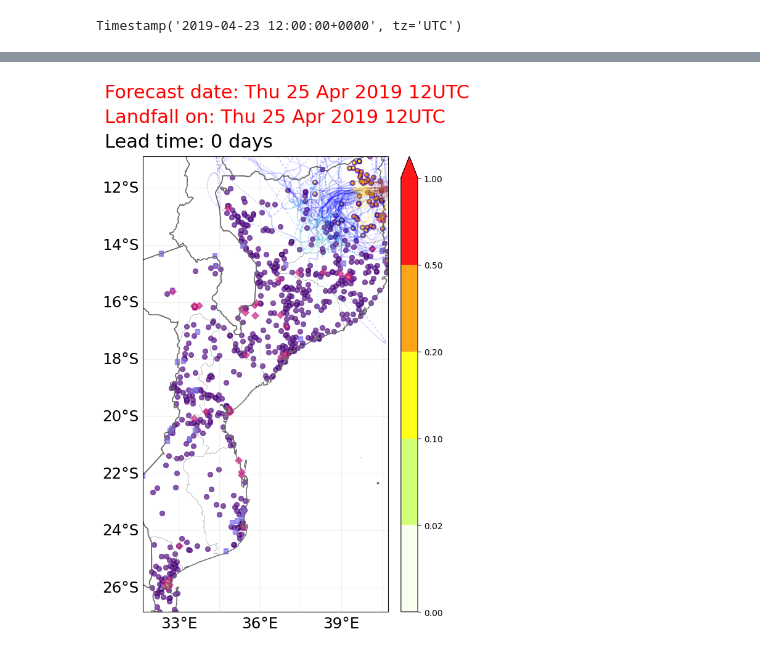
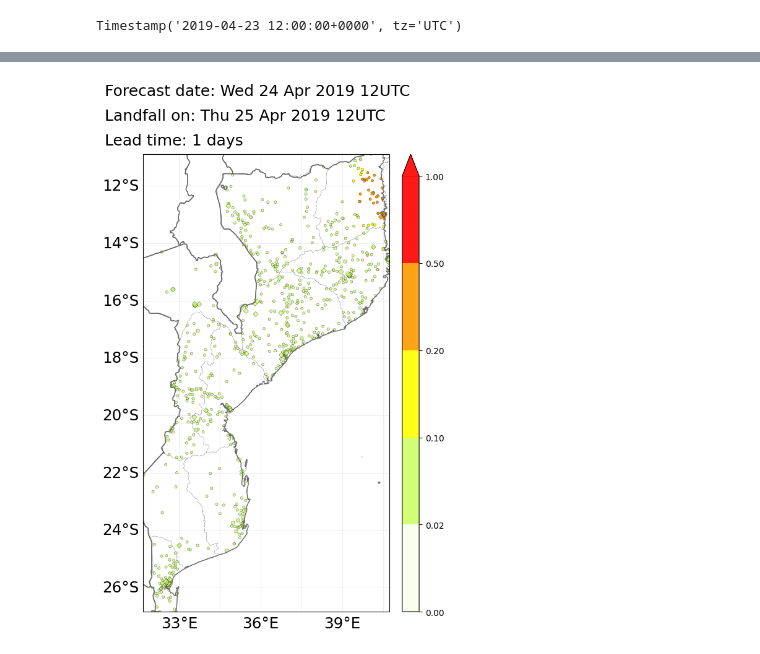
Before and after one commit to Gabespejo/Impact-based-forecast-for-CI-during-TC-CLIMADA, a Jupyter notebook: MOZ_struc_KENNETH_2025.ipynb, the cells around one changed output, grey strips where cells are left out. Drawn from its saved outputs; the diff is of its cells as text; code cells hidden in the pictures.

```diff
--- a/MOZ_struc_KENNETH_2025.ipynb
+++ b/MOZ_struc_KENNETH_2025.ipynb
@@ -1490,7 +1178,0 @@ plotting_tracks = plot_impact_track(ens_variables ['ens_Kenneth_20190425120000']
-# %%
-from climada_petals.hazard.IMP_TRACKFORECAST import plot_tracks_nolegend
-filename= "/cluster/home/gespejo/MOZ_struc_plots_kenneth/MOZ_20190425120000_trucimpforecast_nolegend_imph2.jpg"
-plotting_tracks_nolegend = plot_tracks_nolegend(ens_variables ['ens_Kenneth_20190425120000'],exp_longitude,exp_latitude,exp_impact,exp_levels,filename,
-                                                0.2, gadm_MOZ, lead_time)
-# %% [output]
-[figure, removed]
@@ -1496,0 +1181,7 @@ plotting_tracks_nolegend = plot_tracks_nolegend(ens_variables ['ens_Kenneth_2019
+# %%
+from climada_petals.hazard.IMP_TRACKFORECAST import plot_impact_onelayer
+filename= "/cluster/home/gespejo/MOZ_struc_plots_kenneth/MOZ_20230424120000_trucimpforecast_nolegend_imph2.jpg"
+plotting_tracks_nolegend = plot_impact_onelayer(ens_variables ['ens_Kenneth_20190424120000'],exp_longitude,exp_latitude,exp_impact,exp_levels,filename,
+                                                0, gadm_MOZ, lead_time)
+# %% [output]
+[figure, added]
```
Also changed, not shown: parts of 91 cells of this notebook, 26 other files.
